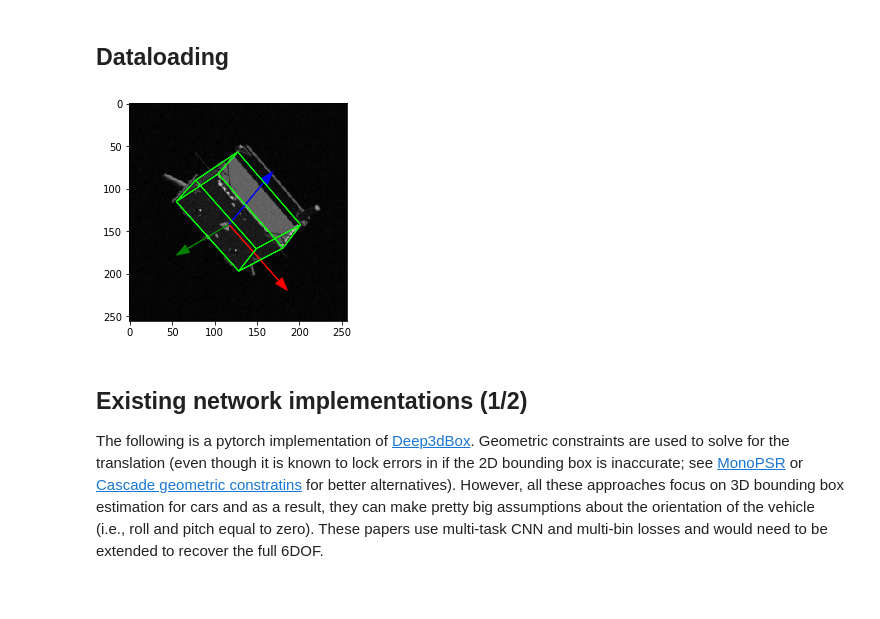
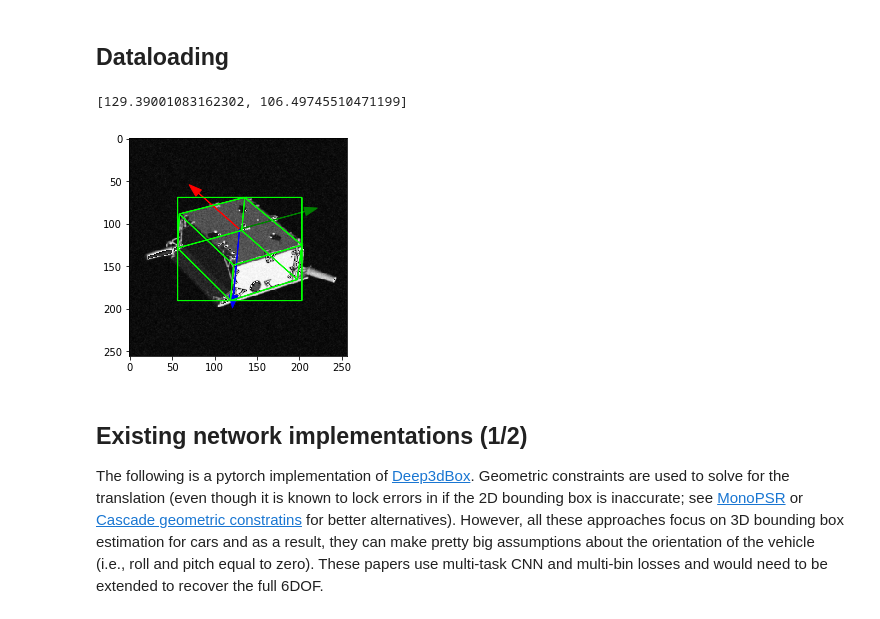
Before and after one commit to jazzalin/spacecraft-pose-estimation, a Jupyter notebook: model/model.ipynb, the cells around one changed output. Drawn from its saved outputs; the diff is of its cells as text; code cells hidden in the pictures.

```diff
--- a/model/model.ipynb
+++ b/model/model.ipynb
@@ -30,7 +30,7 @@ sample_transform = transforms.Compose([
 sample_dataset = SpeedDataset(speed_root=dataset_root_dir, annotations_root=annotations_root_dir, transform=None)
 # %%
 i = 895
-img, label = sample_dataset[i]
+img, label, K = sample_dataset[i]
 plt.figure()
 plt.imshow(img)
 print("Bounding box [x_min, y_min, x_max, y_max]: {}".format(label[-4:]))
@@ -83,6 +83,12 @@ class JointRescrop(object):
         norm = img.size[1]
         img = tF.resize(img, sz)
         target_bb = [sz * i / norm for i in target_bb]
+
+        # Update db from bb
+        xa = target_bb[0::2]
+        ya = target_bb[1::2]
+        target_db = [min(xa), min(ya), max(xa), max(ya)]
+
         target = np.concatenate((target_q, target_r, target_db, target_bb))
 
         return img, target
@@ -111,22 +117,27 @@ class JointCompose(object):
         for t in self.transforms:
             img, target = t(img, target)
         return img, target
+# %%
+class JointNormalize(object):
+    def __init__(self, mean, std):
+        self.mean = mean
+        self.std = std
+    def __call__(self, img, target):
+        # Expects img to be a tensor
+        timg = tF.normalize(img, self.mean, self.std)
+        return (timg, target)
 # %%
 # Transforms
 train_transform = JointCompose([
     JointRescrop((256,256)),
     JointToTensor(),
+    JointNormalize([0.5], [0.5])
 ])
 
 sanity_transform = JointCompose([
     JointRescrop((256,256)),
     JointToTensor(),
 ])
-
-val_transform = JointCompose([
-    JointRescrop((256,256)),
-    JointToTensor(),
-])
 # %%
 # Datasets
 # NOTE: we don't have the labels for the test set, so we need to split the training set
@@ -147,11 +158,14 @@ sanity_dataset = SpeedDataset(
 )
 # %%
 # TEST
-sample, target = training_dataset[17]
+sample, target, K = training_dataset[17]
+sample2, target2, K2 = training_dataset[80]
 image1, label1 = JointRescrop((256, 256))(tF.to_pil_image(sample), target.numpy())
-training_dataset.visualize(image1, label1, factor=0.6, bbox=True)
+image2, label2 = JointRescrop((256, 256))(tF.to_pil_image(sample2), target2.numpy())
+training_dataset.visualize(image2, label2, K2, factor=0.6, bbox=True, dbox=True)
 # %% [output]
+[129.39001083162302, 106.49745510471199]
-[figure, old version]
+[figure, new version]
 # %%
 (train_len, test_len) = (int(0.85*len(training_dataset)), int(0.15*len(training_dataset)))
 assert train_len + test_len == len(training_dataset)
```
Also changed, not shown: parts of 14 cells of this notebook.
